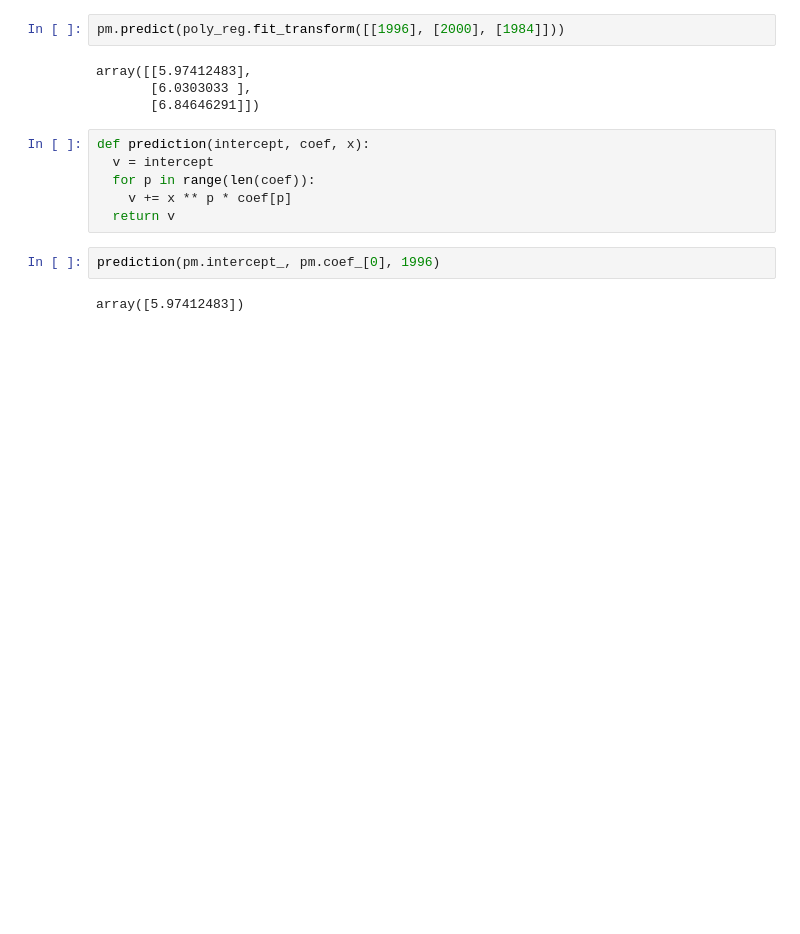
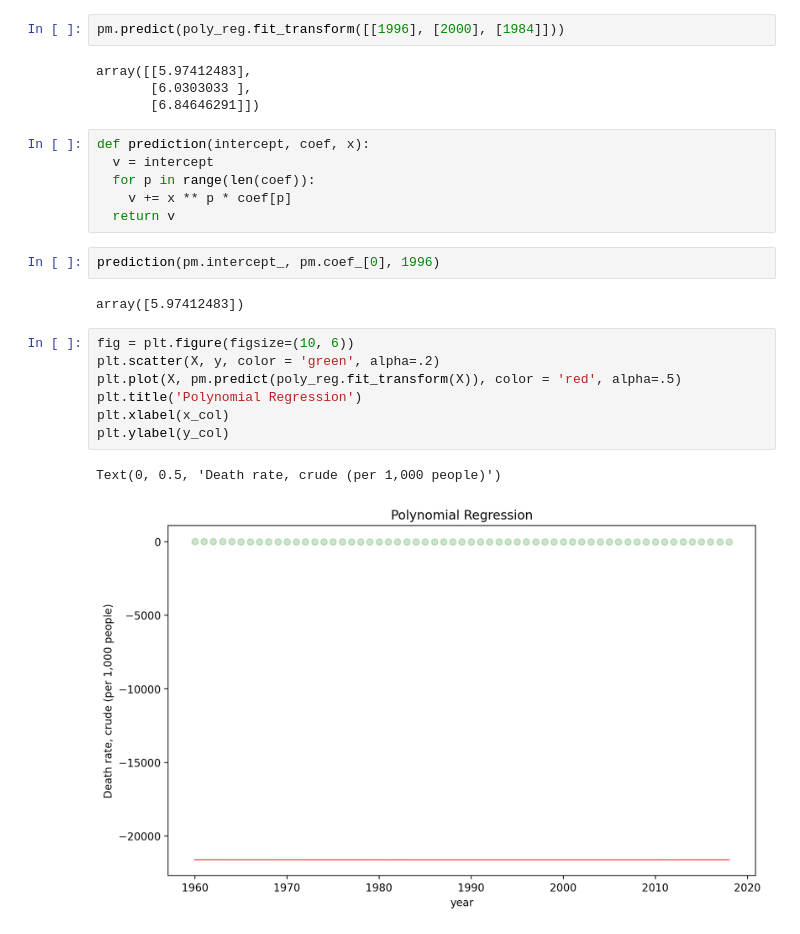
Before and after one commit to Saharuth/MachineLearning, a Jupyter notebook: polynomial_regression.ipynb, the cells around one changed output. Drawn from its saved outputs; the diff is of its cells as text; blank space fills up the shorter version.

```diff
--- a/polynomial_regression.ipynb
+++ b/polynomial_regression.ipynb
@@ -182,3 +182,13 @@ def prediction(intercept, coef, x):
 prediction(pm.intercept_, pm.coef_[0], 1996)
 # %% [output]
 array([5.97412483])
+# %%
+fig = plt.figure(figsize=(10, 6))
+plt.scatter(X, y, color = 'green', alpha=.2)
+plt.plot(X, pm.predict(poly_reg.fit_transform(X)), color = 'red', alpha=.5)
+plt.title('Polynomial Regression')
+plt.xlabel(x_col)
+plt.ylabel(y_col)
+# %% [output]
+Text(0, 0.5, 'Death rate, crude (per 1,000 people)')
+[figure, added]
```
Also changed, not shown: parts of 21 cells of this notebook.
